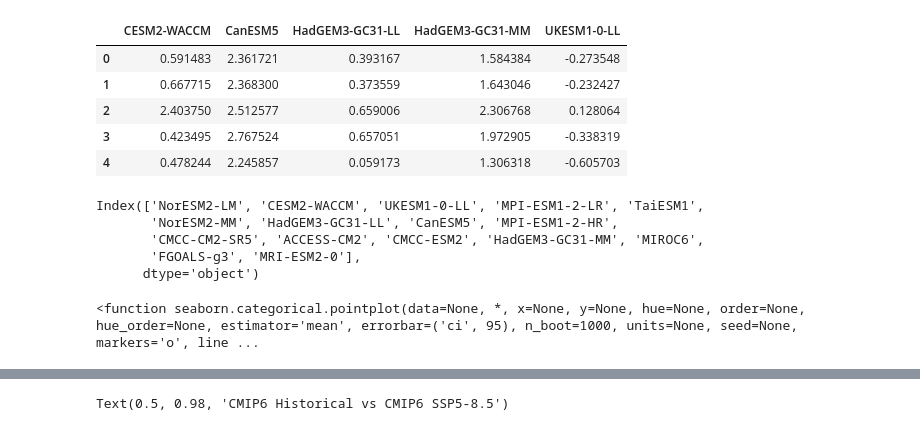
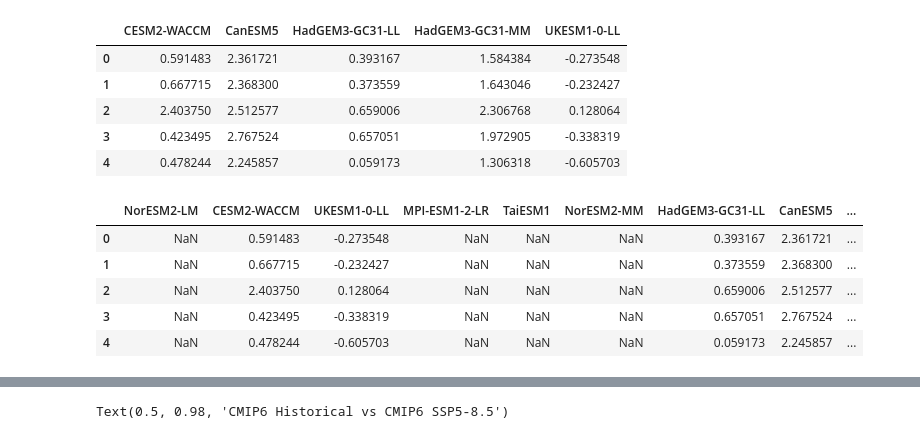
Before and after one commit to Thomasjkeel/uncertainty-in-npac-jet-shift, a Jupyter notebook: Figure_4.ipynb, the cells around one changed output, grey strips where cells are left out. Drawn from its saved outputs; the diff is of its cells as text; code cells hidden in the pictures.

```diff
--- a/Figure_4.ipynb
+++ b/Figure_4.ipynb
@@ -1060,18 +1049,22 @@ multi_r_models.head()
 | 2 | 2.403750 | 2.512577 | 0.659006 | 2.306768 | 0.128064 |
 | 3 | 0.423495 | 2.767524 | 0.657051 | 1.972905 | -0.338319 |
 | 4 | 0.478244 | 2.245857 | 0.059173 | 1.306318 | -0.605703 |
-# %%
-df_diff_djf_ens_mean.loc[sorted_index_by_minimum_error_from_reanalysis_mean_ens_mean].T.columns
-# %% [output]
-Index(['NorESM2-LM', 'CESM2-WACCM', 'UKESM1-0-LL', 'MPI-ESM1-2-LR', 'TaiESM1',
-       'NorESM2-MM', 'HadGEM3-GC31-LL', 'CanESM5', 'MPI-ESM1-2-HR',
-       'CMCC-CM2-SR5', 'ACCESS-CM2', 'CMCC-ESM2', 'HadGEM3-GC31-MM', 'MIROC6',
-       'FGOALS-g3', 'MRI-ESM2-0'],
-      dtype='object')
-# %%
-sns.pointplot
-# %% [output]
-<function seaborn.categorical.pointplot(data=None, *, x=None, y=None, hue=None, order=None, hue_order=None, estimator='mean', errorbar=('ci', 95), n_boot=1000, units=None, seed=None, markers='o', line ...
+# %%
+## make dataset correct size for plotting
+model_name_df = pd.DataFrame(df_diff_djf_ens_mean.loc[sorted_index_by_minimum_error_from_reanalysis_mean_ens_mean].T.columns)
+model_name_df.index= model_name_df[0]
+model_name_df[0] = np.nan
+model_name_df = model_name_df.rename(columns={0:'remove_col'})
+multi_r_models_w_all_models = pd.concat([model_name_df.T, multi_r_models])
+multi_r_models_w_all_models = multi_r_models_w_all_models.drop('remove_col')
+multi_r_models_w_all_models.head()
+# %% [output]
+|  | NorESM2-LM | CESM2-WACCM | UKESM1-0-LL | MPI-ESM1-2-LR | TaiESM1 | NorESM2-MM | HadGEM3-GC31-LL | CanESM5 | ... |
+| 0 | NaN | 0.591483 | -0.273548 | NaN | NaN | NaN | 0.393167 | 2.361721 | ... |
+| 1 | NaN | 0.667715 | -0.232427 | NaN | NaN | NaN | 0.373559 | 2.368300 | ... |
+| 2 | NaN | 2.403750 | 0.128064 | NaN | NaN | NaN | 0.659006 | 2.512577 | ... |
+| 3 | NaN | 0.423495 | -0.338319 | NaN | NaN | NaN | 0.657051 | 2.767524 | ... |
+| 4 | NaN | 0.478244 | -0.605703 | NaN | NaN | NaN | 0.059173 | 2.245857 | ... |
 # %%
 # help from: https://stackoverflow.com/questions/46486934/seaborn-pointplot-and-boxplot-in-one-plot-but-shifted-on-the-x-axis
 fig, ax = plt.subplots(1)
```
Also changed, not shown: parts of 9 cells of this notebook, 3 other files.
